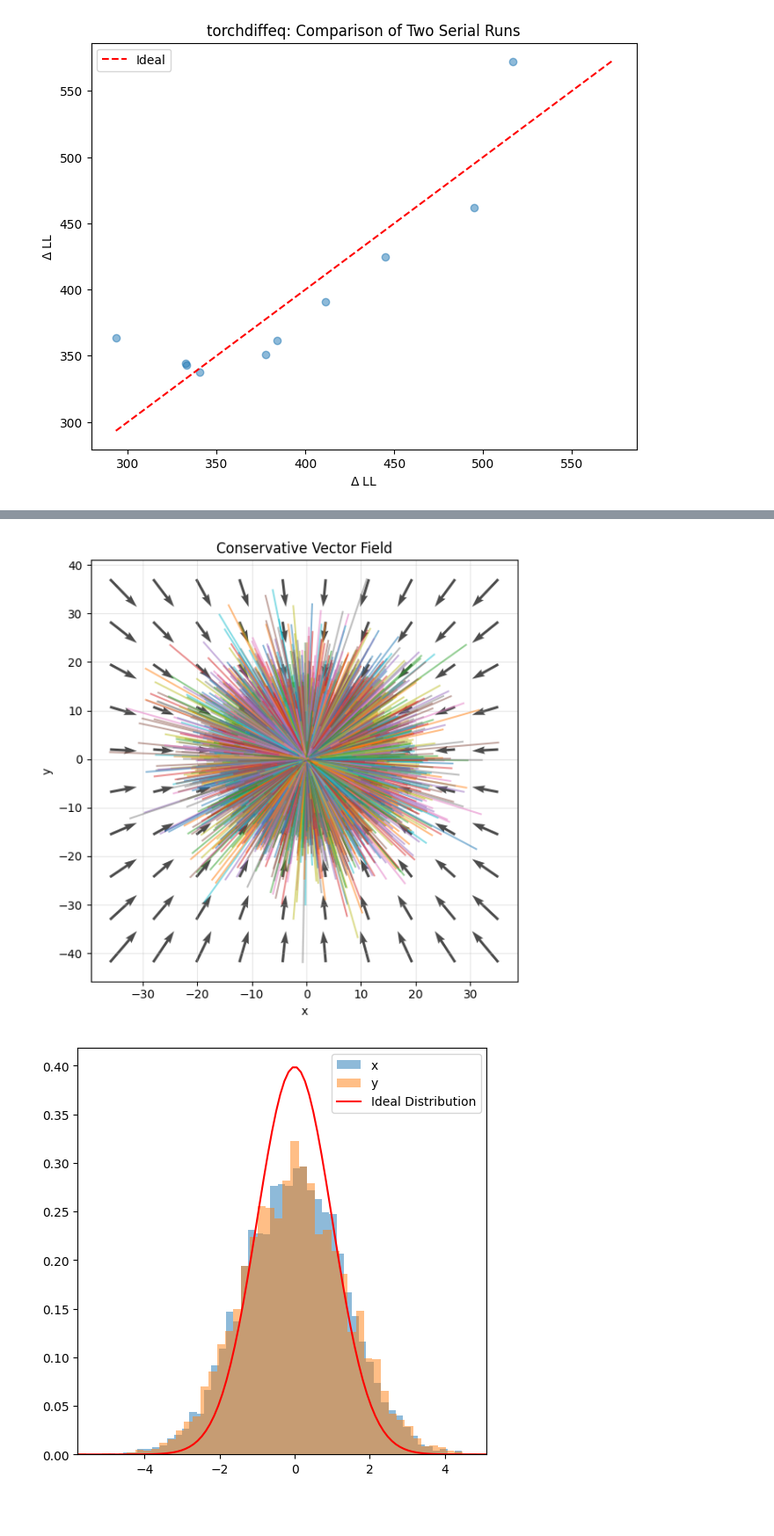
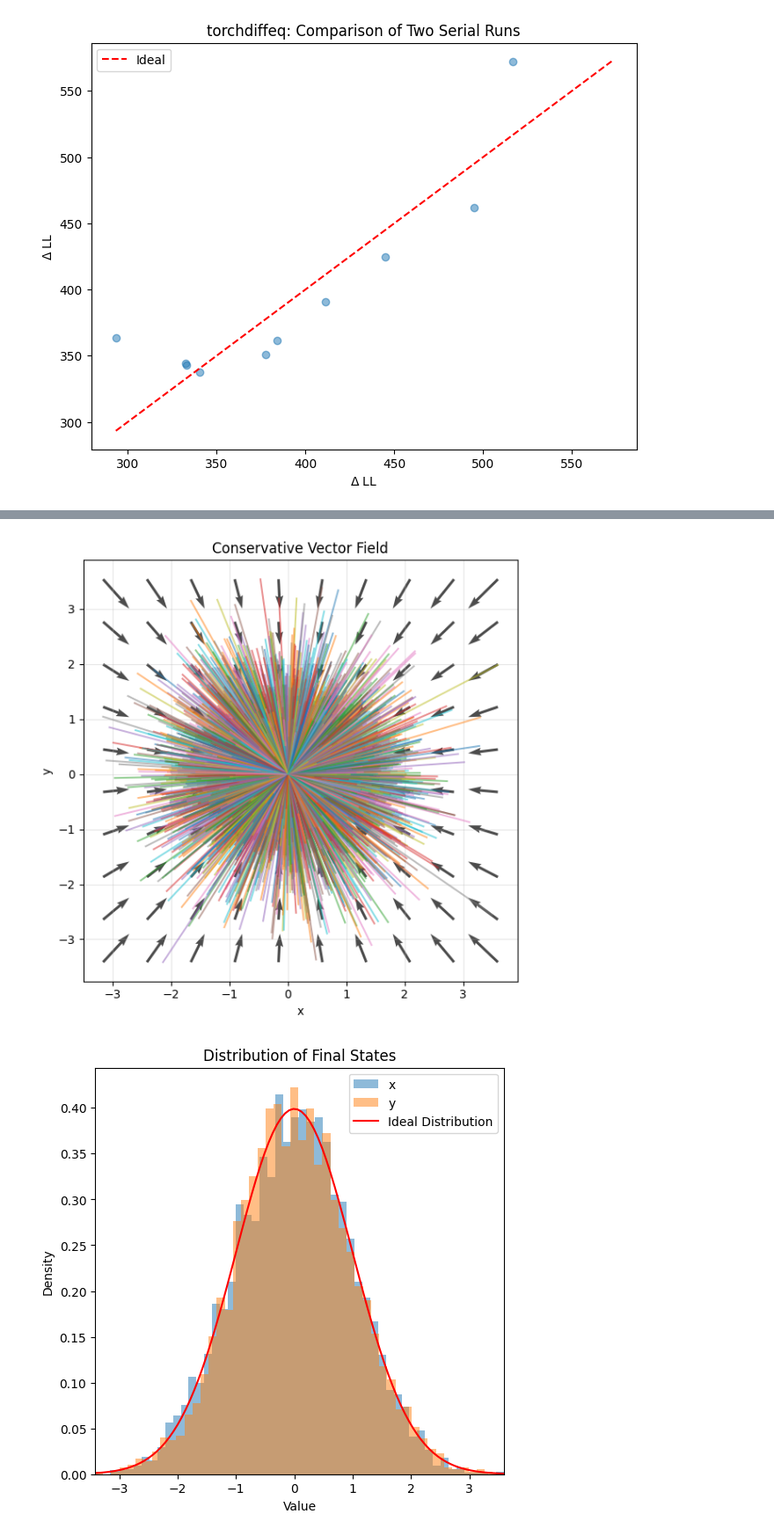
Before and after one commit to EthanZ0524/boltz-likelihoods, a Jupyter notebook: notebooks/parallel_ode.ipynb, the cells around one changed output, grey strips where cells are left out. Shown at 88% size. Drawn from its saved outputs; the diff is of its cells as text; code cells hidden in the pictures; blank space fills up the shorter version.

Commit message:
SDE likelihood estimator minimal example

```diff
--- a/notebooks/parallel_ode.ipynb
+++ b/notebooks/parallel_ode.ipynb
@@ -208,15 +208,7 @@ plt.show()
 # %%
-# integrate the conservative vector field using torchode
+# integrate the vector field and compute the change in log likelihood
 
-def _score_fn_cons(x, t):
-    score = - 2 * x/t
-    return score, score
-epsilon = 0.5
-def _score_fn_noncons(x, t):
-    score = (- 2 * x/t) + epsilon * torch.stack([-x[..., 1], x[..., 0]], dim=-1)
-    return score, score
-
-def solve_ode(_score_fn_single, current_batch_size=10):
+def solve_ode(_score_fn_single, t1=0.01, t2=1.0, current_batch_size=10):
     jac = torch.func.jacrev(_score_fn_single, argnums=0, has_aux=True)
 
     def divergence_and_score_fn_single(t, x):
@@ -239,8 +231,8 @@ def solve_ode(_score_fn_single, current_batch_size=10):
         return torch.cat((update, dll_dt.unsqueeze(-1)), dim=-1)
 
     num_timepoints = 100  # Example number of time points
-    batch_structs = 10*torch.randn((current_batch_size, 2))  # Example batch of structures
-    t = torch.linspace(1,0.01, num_timepoints)  # 1D tensor with time points
+    batch_structs = torch.tensor(t1) * torch.randn((current_batch_size, 2))  # Example batch of structures
+    t = torch.linspace(t1,t2, num_timepoints)  # 1D tensor with time points
     t_batched = t.unsqueeze(0).expand(current_batch_size, -1)  # (current_batch_size, 2)
     x_min_batch = torch.cat(
     (batch_structs,
@@ -259,9 +251,26 @@ def solve_ode(_score_fn_single, current_batch_size=10):
     sol = adjoint.solve(problem, args=current_batch_size,)
     return sol
 # %%
-sol = solve_ode(_score_fn_cons, 5000)
-xmin, xmax = sol.ys[:, :, 0].min().item(), sol.ys[:, :, 0].max().item()
-ymin, ymax = sol.ys[:, :, 1].min().item(), sol.ys[:, :, 1].max().item()
+t1 = 0.01
+t2 = 1
+epsilon = 5
+
+def _score_fn_cons(x, t):
+    score = - x / (t**2)
+    return score, score
+def _score_fn_noncons(x, t):
+    score = (- x / (t**2)) + epsilon * torch.stack([-x[..., 1], x[..., 0]], dim=-1)
+    return score, score
+# pre-fix the random noise for the non-conservative score function
+torch.manual_seed(42)
+noise = torch.randn((100, 2)) * epsilon
+def _score_fn_noised(x, t):
+    score = (- 2 * x/t) + noise
+    return score, score
+
+cons_sol = solve_ode(_score_fn_cons, t1=t1, t2=t2, current_batch_size=5000)
+xmin, xmax = cons_sol.ys[:, :, 0].min().item(), cons_sol.ys[:, :, 0].max().item()
+ymin, ymax = cons_sol.ys[:, :, 1].min().item(), cons_sol.ys[:, :, 1].max().item()
 x_range = torch.linspace(xmin, xmax, 10)
 y_range = torch.linspace(ymin, ymax, 10)
 X, Y = torch.meshgrid(x_range, y_range, indexing='ij')
@@ -273,39 +282,46 @@ nonconservative_forces = torch.stack([nonconservative_score(pos) for pos in posi
 
 # Reshape for plotting
 U_cons = conservative_forces[:, 0].reshape(X.shape)
 V_cons = conservative_forces[:, 1].reshape(X.shape)
 U_noncons = nonconservative_forces[:, 0].reshape(X.shape)
 V_noncons = nonconservative_forces[:, 1].reshape(X.shape)
 
 # Create subplots
 fig, (ax1) = plt.subplots(figsize=(6, 6))
 
 # Plot conservative field
 ax1.quiver(X, Y, U_cons, V_cons, alpha=0.7)
 ax1.set_title('Conservative Vector Field')
 ax1.set_xlabel('x')
 ax1.set_ylabel('y')
 ax1.grid(True, alpha=0.3)
 
 # Plot the trajectories from the ODE solution
-for i in range(len(sol.ys)):
-    traj = sol.ys[i].detach().cpu().numpy()
+for i in range(len(cons_sol.ys)):
+    traj = cons_sol.ys[i].detach().cpu().numpy()
     ax1.plot(traj[:, 0], traj[:, 1], alpha=0.5)
 plt.tight_layout()
 plt.show()
 
 
 fig, ax = plt.subplots(figsize=(6, 6))
-ax.hist(sol.ys[:, -1, 0].flatten().detach().cpu().numpy(), bins=50, density=True, alpha=0.5, label='x')
-ax.hist(sol.ys[:, -1, 1].flatten().detach().cpu().numpy(), bins=50, density=True, alpha=0.5, label='y')
-min_val = min(sol.ys[:, -1, 0].min().item(), sol.ys[:, -1, 1].min().item())
-max_val = max(sol.ys[:, -1, 0].max().item(), sol.ys[:, -1, 1].max().item())
+ax.hist(cons_sol.ys[:, -1, 0].flatten().detach().cpu().numpy(), bins=50, density=True, alpha=0.5, label='x')
+ax.hist(cons_sol.ys[:, -1, 1].flatten().detach().cpu().numpy(), bins=50, density=True, alpha=0.5, label='y')
+min_val = min(cons_sol.ys[:, -1, 0].min().item(), cons_sol.ys[:, -1, 1].min().item())
+max_val = max(cons_sol.ys[:, -1, 0].max().item(), cons_sol.ys[:, -1, 1].max().item())
 ax.set_xlim(min_val, max_val)
-ideal_dist = torch.distributions.Normal(0, 1)
+ideal_dist = torch.distributions.Normal(0, t2)  # Adjusted to match the time range
 x_vals = torch.linspace(min_val, max_val, 100)
 ax.plot(x_vals, ideal_dist.log_prob(x_vals).exp().numpy(), color='red', label='Ideal Distribution')
+# actual_std = torch.std(cons_sol.ys[:, -1, :2].flatten().detach().cpu())
+# print("Actual std:", actual_std.item())
+# actual_dist = torch.distributions.Normal(0, actual_std.item())
+# ax.plot(x_vals, actual_dist.log_prob(x_vals).exp().numpy(), color='blue', label='Actual Distribution')
+ax.set_title('Distribution of Final States')
+ax.set_xlabel('Value')
+ax.set_ylabel('Density')
 ax.legend()
 plt.show()
 # %% [output]
-[figure, old version]
+[figure, new version]
-[figure, old version]
+[figure, new version]
```
Also changed, not shown: parts of 16 cells of this notebook, 5 other files.
